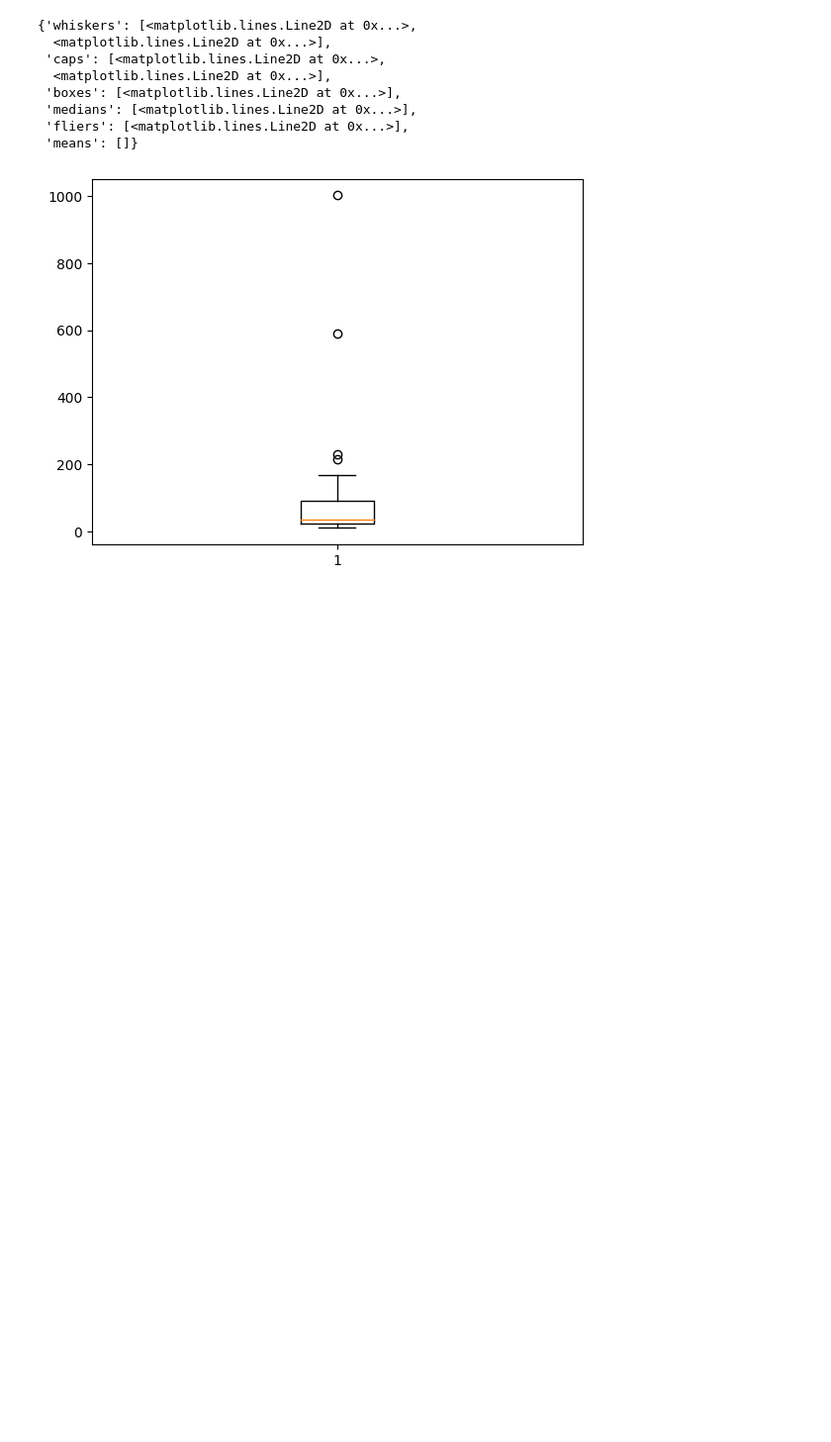
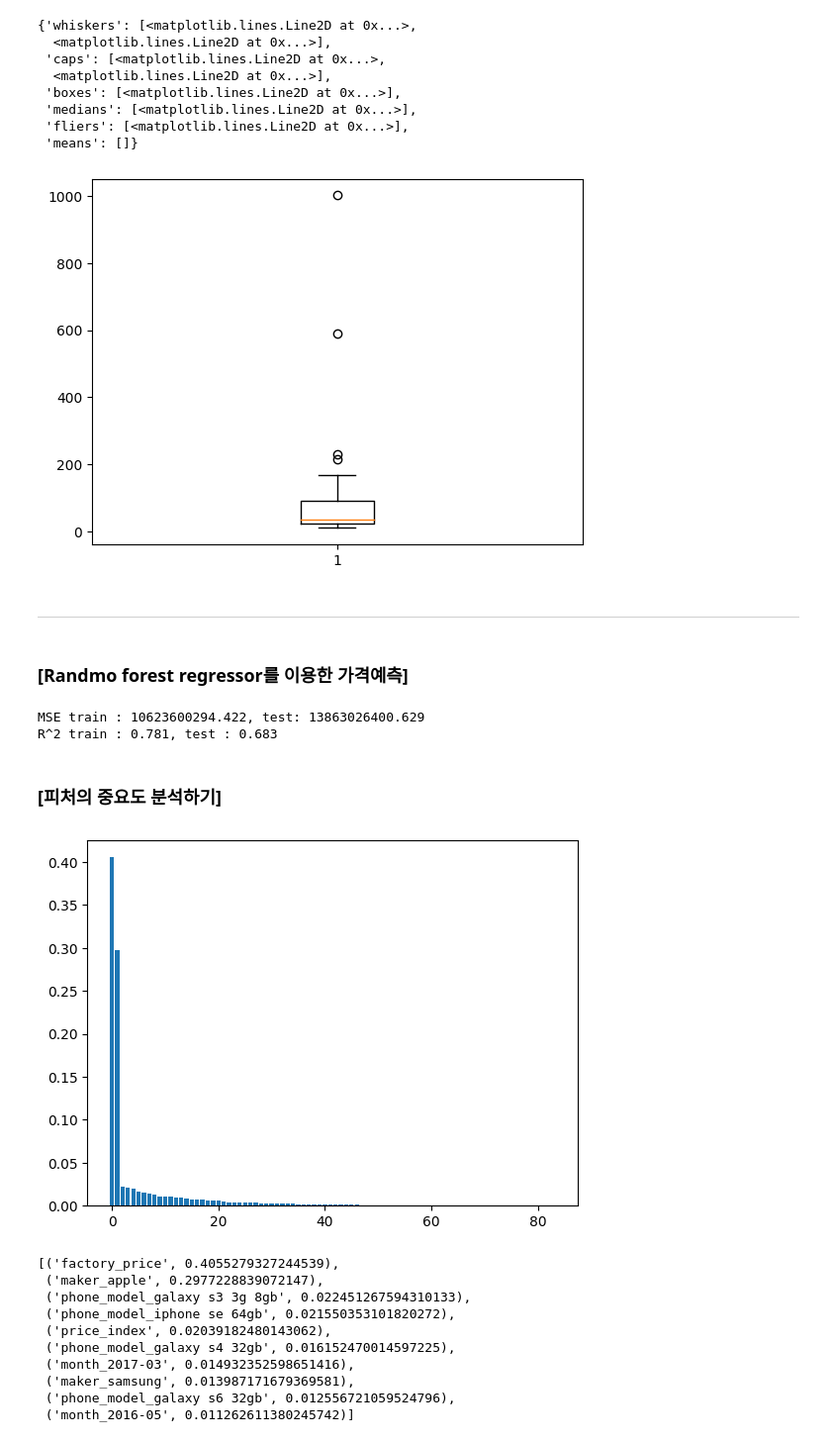
Before and after one commit to wikwanggy/Data.python, a Jupyter notebook: ipynb/ch05-1.ipynb, the cells around one changed output. Shown at 99% size. Saved outputs shown, nothing was run; the diff lists cells and outputs as text; code cells hidden in the pictures; blank space fills up the shorter version.

Commit message:
Chapter 5-1  중고나라 휴대폰 거래가격 예측하기  step 1  탐색적 분석 : 중고나라 데이터 분석하기

```diff
--- a/ipynb/ch05-1.ipynb
+++ b/ipynb/ch05-1.ipynb
@@ -157,3 +157,61 @@ plt.boxplot(model_counts)
  'fliers': [<matplotlib.lines.Line2D at 0x...>],
  'means': []}
 [figure]
+# %% [markdown]
+-----
+# %% [markdown]
+### [Randmo forest regressor를 이용한 가격예측]
+# %%
+# Randmo forest regressor를 이용한 가격예측
+from sklearn.model_selection import train_test_split
+from sklearn.feature_extraction import DictVectorizer
+from sklearn.ensemble import RandomForestRegressor
+from sklearn.metrics import r2_score
+from sklearn.metrics import mean_squared_error
+
+# 데이터를 학습/테스트용 데이터로 분리합니다
+df = df[['price', 'phone_model', 'factory_price', 'maker', 'price_index', 'month']]
+df = pd.get_dummies(df, columns=['phone_model', 'maker', 'month'])
+X = df.loc[:, df.columns != 'price']
+y= df['price']
+X_train, X_test, y_train, y_test = train_test_split(X, y, test_size=0.3, random_state=0)
+
+# 랜덤 포레스트 모델을 학습합니다.
+forest = RandomForestRegressor(n_estimators=1000, criterion='mse')
+forest.fit(X_train,y_train)
+y_train_pred =forest.predict(X_train)
+y_test_pred = forest.predict(X_test)
+
+# 학습한 모델을 평가합니다.
+print('MSE train : %.3f, test: %.3f'%(mean_squared_error(y_train, y_train_pred),
+                                      mean_squared_error(y_test, y_test_pred)))
+print('R^2 train : %.3f, test : %.3f' %(r2_score(y_train,y_train_pred),
+                                        r2_score(y_test, y_test_pred)))
+# %% [output]
+MSE train : 10623600294.422, test: 13863026400.629
+R^2 train : 0.781, test : 0.683
+# %% [markdown]
+### [피처의 중요도 분석하기]
+# %%
+# 학습한 모델의 피처 중요도를 그래프로 살펴봅니다.
+importances = forest.feature_importances_
+indices = np.argsort(importances)[::-1]
+plt.bar(range(X.shape[1]), importances[indices])
+plt.show()
+
+#학습한 모델의 피처 중요도를 출력합니다.
+feat_labels = X.columns.tolist()
+feature = list(zip(feat_labels, forest.feature_importances_))
+sorted(feature, key=lambda tup: tup[1], reverse=True)[:10]
+# %% [output]
+[figure, added]
+[('factory_price', 0.4055279327244539),
+ ('maker_apple', 0.2977228839072147),
+ ('phone_model_galaxy s3 3g 8gb', 0.022451267594310133),
+ ('phone_model_iphone se 64gb', 0.021550353101820272),
+ ('price_index', 0.02039182480143062),
+ ('phone_model_galaxy s4 32gb', 0.016152470014597225),
+ ('month_2017-03', 0.014932352598651416),
+ ('maker_samsung', 0.013987171679369581),
+ ('phone_model_galaxy s6 32gb', 0.012556721059524796),
+ ('month_2016-05', 0.011262611380245742)]
```
Also changed, not shown: parts of 2 cells of this notebook, 1 other file.
